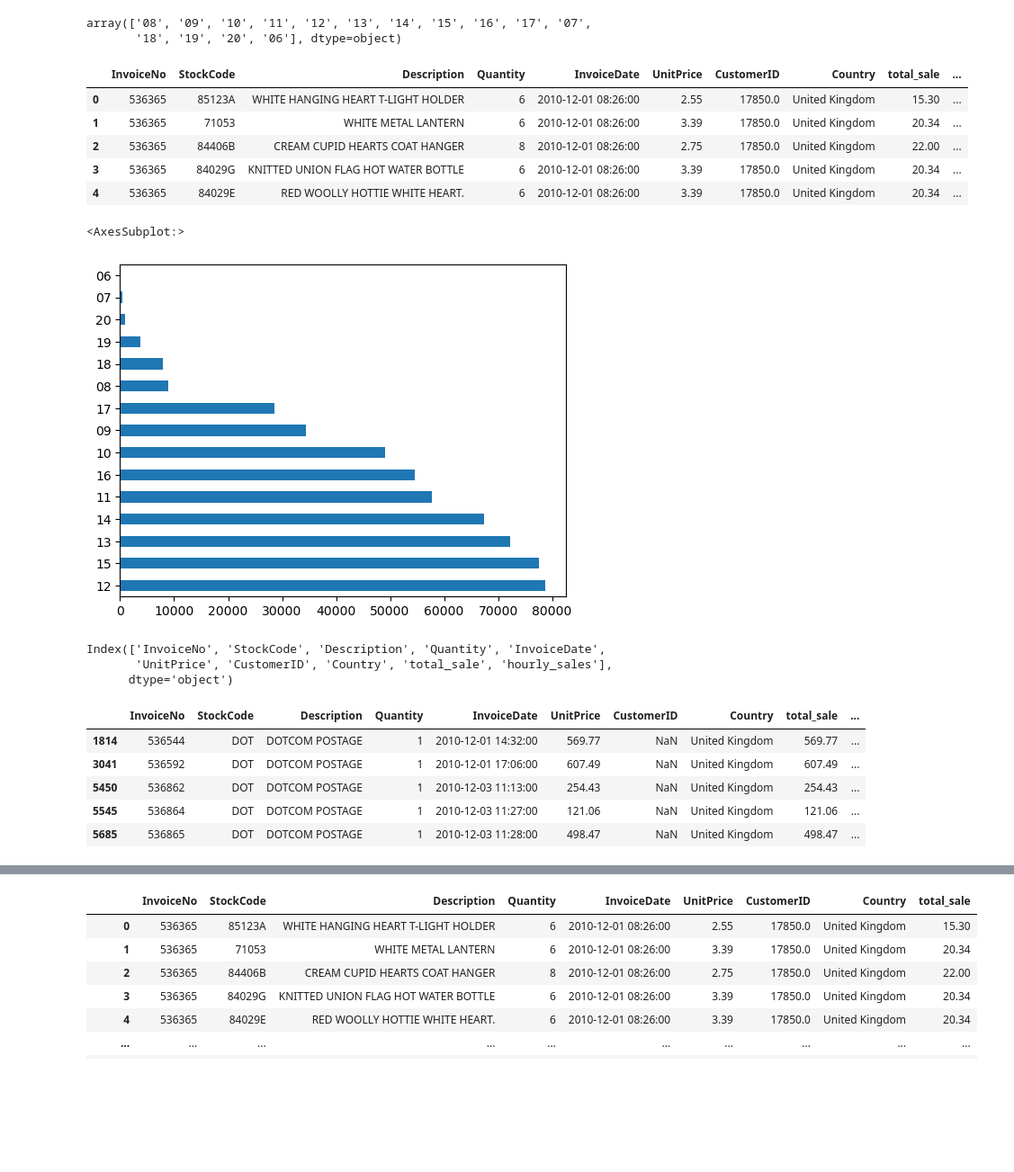
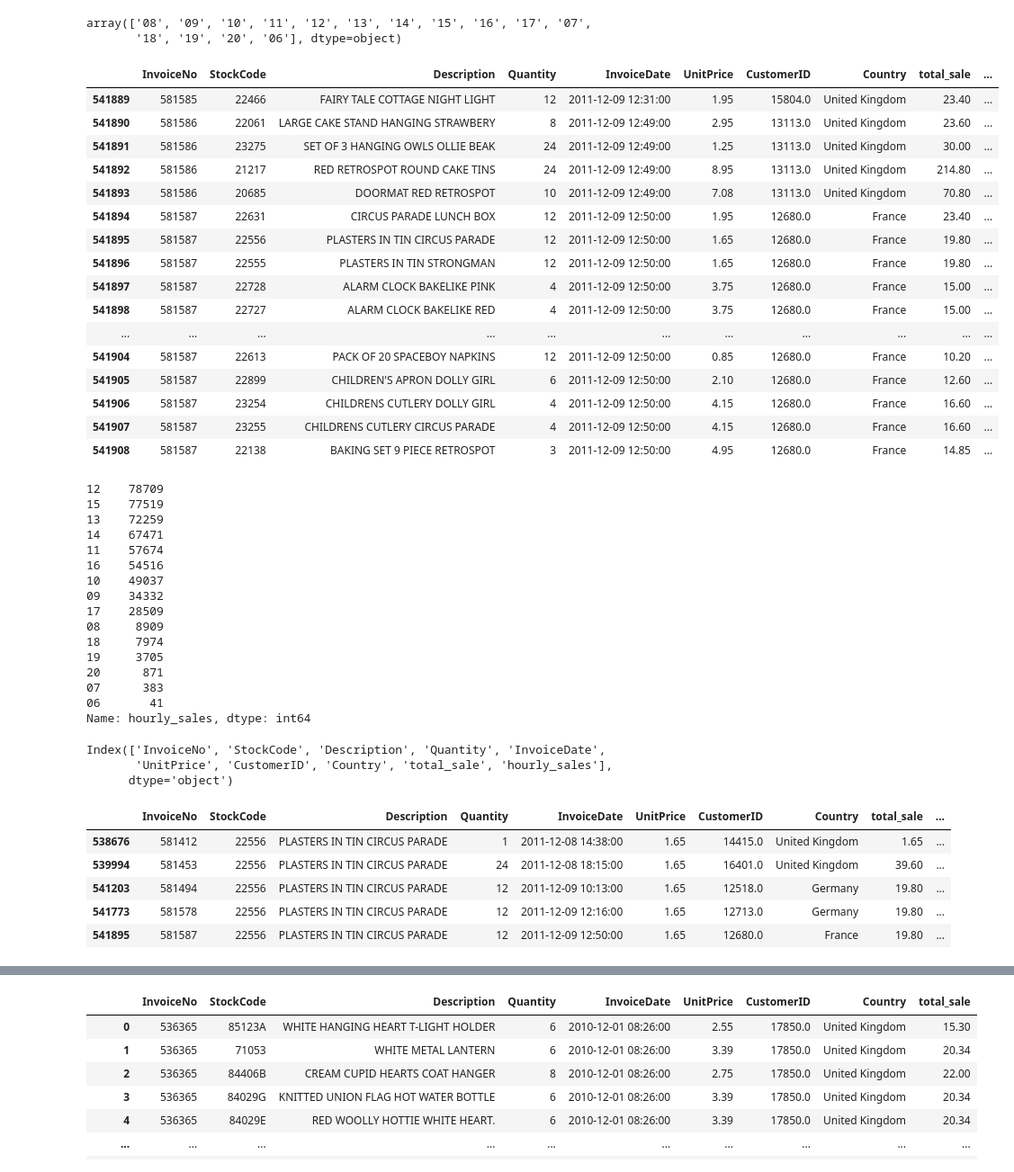
Before and after one commit to Cetezin/data_analytic, a Jupyter notebook: ClassWork.ipynb, the cells around one changed output, grey strips where cells are left out. Shown at 90% size. Cells and saved outputs as stored; diff of their text form; code cells hidden in the pictures; blank space fills up the shorter version.

```diff
--- a/ClassWork.ipynb
+++ b/ClassWork.ipynb
@@ -759,7 +759,7 @@ top_count.head(5).plot(kind="barh")
 # %%
 toyin_df = df.copy()
 month_col =[]
-for i in toyin_df["InvoiceDate"].values:
+for i in toyin_df["InvoiceDate"]:
     month_val = str(i).split("-")[1]
     month_col.append(month_val)
 data_month = pd.DataFrame(month_col, columns=["months"])
@@ -820,19 +820,44 @@ array(['08', '09', '10', '11', '12', '13', '14', '15', '16', '17', '07',
        '18', '19', '20', '06'], dtype=object)
 # %%
 df_val = pd.concat([jesse_df, hour_df], axis=1)
-df_val.head()
+df_val.tail(20)
 # %% [output]
 |  | InvoiceNo | StockCode | Description | Quantity | InvoiceDate | UnitPrice | CustomerID | Country | total_sale | ... |
-| 0 | 536365 | 85123A | WHITE HANGING HEART T-LIGHT HOLDER | 6 | 2010-12-01 08:26:00 | 2.55 | 17850.0 | United Kingdom | 15.30 | ... |
-| 1 | 536365 | 71053 | WHITE METAL LANTERN | 6 | 2010-12-01 08:26:00 | 3.39 | 17850.0 | United Kingdom | 20.34 | ... |
-| 2 | 536365 | 84406B | CREAM CUPID HEARTS COAT HANGER | 8 | 2010-12-01 08:26:00 | 2.75 | 17850.0 | United Kingdom | 22.00 | ... |
-| 3 | 536365 | 84029G | KNITTED UNION FLAG HOT WATER BOTTLE | 6 | 2010-12-01 08:26:00 | 3.39 | 17850.0 | United Kingdom | 20.34 | ... |
-| 4 | 536365 | 84029E | RED WOOLLY HOTTIE WHITE HEART. | 6 | 2010-12-01 08:26:00 | 3.39 | 17850.0 | United Kingdom | 20.34 | ... |
+| 541889 | 581585 | 22466 | FAIRY TALE COTTAGE NIGHT LIGHT | 12 | 2011-12-09 12:31:00 | 1.95 | 15804.0 | United Kingdom | 23.40 | ... |
+| 541890 | 581586 | 22061 | LARGE CAKE STAND HANGING STRAWBERY | 8 | 2011-12-09 12:49:00 | 2.95 | 13113.0 | United Kingdom | 23.60 | ... |
+| 541891 | 581586 | 23275 | SET OF 3 HANGING OWLS OLLIE BEAK | 24 | 2011-12-09 12:49:00 | 1.25 | 13113.0 | United Kingdom | 30.00 | ... |
+| 541892 | 581586 | 21217 | RED RETROSPOT ROUND CAKE TINS | 24 | 2011-12-09 12:49:00 | 8.95 | 13113.0 | United Kingdom | 214.80 | ... |
+| 541893 | 581586 | 20685 | DOORMAT RED RETROSPOT | 10 | 2011-12-09 12:49:00 | 7.08 | 13113.0 | United Kingdom | 70.80 | ... |
+| 541894 | 581587 | 22631 | CIRCUS PARADE LUNCH BOX | 12 | 2011-12-09 12:50:00 | 1.95 | 12680.0 | France | 23.40 | ... |
+| 541895 | 581587 | 22556 | PLASTERS IN TIN CIRCUS PARADE | 12 | 2011-12-09 12:50:00 | 1.65 | 12680.0 | France | 19.80 | ... |
+| 541896 | 581587 | 22555 | PLASTERS IN TIN STRONGMAN | 12 | 2011-12-09 12:50:00 | 1.65 | 12680.0 | France | 19.80 | ... |
+| 541897 | 581587 | 22728 | ALARM CLOCK BAKELIKE PINK | 4 | 2011-12-09 12:50:00 | 3.75 | 12680.0 | France | 15.00 | ... |
+| 541898 | 581587 | 22727 | ALARM CLOCK BAKELIKE RED | 4 | 2011-12-09 12:50:00 | 3.75 | 12680.0 | France | 15.00 | ... |
+| ... | ... | ... | ... | ... | ... | ... | ... | ... | ... | ... |
+| 541904 | 581587 | 22613 | PACK OF 20 SPACEBOY NAPKINS | 12 | 2011-12-09 12:50:00 | 0.85 | 12680.0 | France | 10.20 | ... |
+| 541905 | 581587 | 22899 | CHILDREN'S APRON DOLLY GIRL | 6 | 2011-12-09 12:50:00 | 2.10 | 12680.0 | France | 12.60 | ... |
+| 541906 | 581587 | 23254 | CHILDRENS CUTLERY DOLLY GIRL | 4 | 2011-12-09 12:50:00 | 4.15 | 12680.0 | France | 16.60 | ... |
+| 541907 | 581587 | 23255 | CHILDRENS CUTLERY CIRCUS PARADE | 4 | 2011-12-09 12:50:00 | 4.15 | 12680.0 | France | 16.60 | ... |
+| 541908 | 581587 | 22138 | BAKING SET 9 PIECE RETROSPOT | 3 | 2011-12-09 12:50:00 | 4.95 | 12680.0 | France | 14.85 | ... |
 # %%
-df_val["hourly_sales"].value_counts().sort_values(ascending=False).plot(kind="barh")
+df_val["hourly_sales"].value_counts().sort_values(ascending=False)
 # %% [output]
-<AxesSubplot:>
+12    78709
+15    77519
+13    72259
+14    67471
+11    57674
+16    54516
+10    49037
+09    34332
+17    28509
+08     8909
+18     7974
+19     3705
+20      871
+07      383
+06       41
+Name: hourly_sales, dtype: int64
-[figure, removed]
 # %%
 df_val.columns
 # %% [output]
@@ -840,13 +865,13 @@ Index(['InvoiceNo', 'StockCode', 'Description', 'Quantity', 'InvoiceDate',
        'UnitPrice', 'CustomerID', 'Country', 'total_sale', 'hourly_sales'],
       dtype='object')
 # %%
-dot_p = df_val[df_val['Description'] == "DOTCOM POSTAGE"]
-dot_p.head()
+dot_p = df_val[df_val['Description'] == "PLASTERS IN TIN CIRCUS PARADE "]
+dot_p.tail()
 # %% [output]
 |  | InvoiceNo | StockCode | Description | Quantity | InvoiceDate | UnitPrice | CustomerID | Country | total_sale | ... |
-| 1814 | 536544 | DOT | DOTCOM POSTAGE | 1 | 2010-12-01 14:32:00 | 569.77 | NaN | United Kingdom | 569.77 | ... |
-| 3041 | 536592 | DOT | DOTCOM POSTAGE | 1 | 2010-12-01 17:06:00 | 607.49 | NaN | United Kingdom | 607.49 | ... |
-| 5450 | 536862 | DOT | DOTCOM POSTAGE | 1 | 2010-12-03 11:13:00 | 254.43 | NaN | United Kingdom | 254.43 | ... |
-| 5545 | 536864 | DOT | DOTCOM POSTAGE | 1 | 2010-12-03 11:27:00 | 121.06 | NaN | United Kingdom | 121.06 | ... |
-| 5685 | 536865 | DOT | DOTCOM POSTAGE | 1 | 2010-12-03 11:28:00 | 498.47 | NaN | United Kingdom | 498.47 | ... |
+| 538676 | 581412 | 22556 | PLASTERS IN TIN CIRCUS PARADE | 1 | 2011-12-08 14:38:00 | 1.65 | 14415.0 | United Kingdom | 1.65 | ... |
+| 539994 | 581453 | 22556 | PLASTERS IN TIN CIRCUS PARADE | 24 | 2011-12-08 18:15:00 | 1.65 | 16401.0 | United Kingdom | 39.60 | ... |
+| 541203 | 581494 | 22556 | PLASTERS IN TIN CIRCUS PARADE | 12 | 2011-12-09 10:13:00 | 1.65 | 12518.0 | Germany | 19.80 | ... |
+| 541773 | 581578 | 22556 | PLASTERS IN TIN CIRCUS PARADE | 12 | 2011-12-09 12:16:00 | 1.65 | 12713.0 | Germany | 19.80 | ... |
+| 541895 | 581587 | 22556 | PLASTERS IN TIN CIRCUS PARADE | 12 | 2011-12-09 12:50:00 | 1.65 | 12680.0 | France | 19.80 | ... |
 # %%
```
Also changed, not shown: parts of 5 cells of this notebook.
